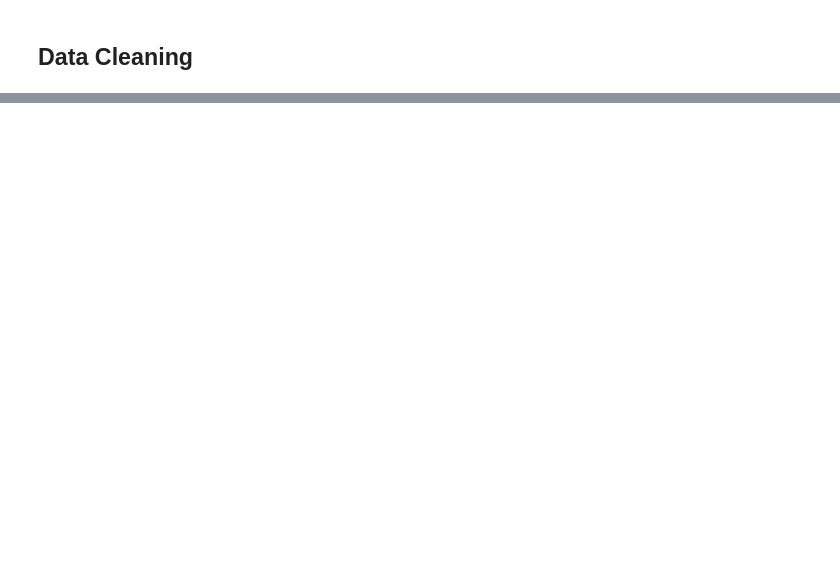
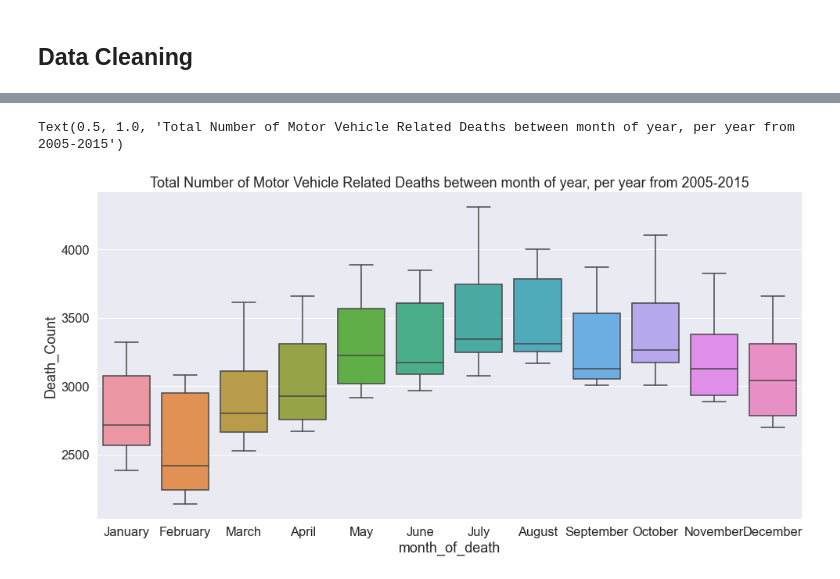
Before and after one commit to MimiBebe/Project-1Team3, a Jupyter notebook: Main.ipynb, the cells around one changed output, grey strips where cells are left out. Cells and saved outputs as stored; diff of their text form; code cells hidden in the pictures; blank space fills up the shorter version.

```diff
--- a/Main.ipynb
+++ b/Main.ipynb
@@ -102,0 +161,30 @@ finalDf =  finalDf[finalDf["day_of_week_of_death"] != "Unknown"]
+# %%
+# Label day of week
+weekdayList = ['Monday','Tuesday','Wednesday','Thursday']
+weekendList = ['Friday','Saturday', 'Sunday']
+
+finalDf.loc[finalDf["day_of_week_of_death"].isin(weekdayList), 'weekday_label'] = 'weekday'
+finalDf.loc[finalDf["day_of_week_of_death"].isin(weekendList), 'weekday_label'] = 'weekend'
+
+# Label sesonality
+# Spring runs from March 1 to May 31;
+# Summer runs from June 1 to August 31;
+# Fall (autumn) runs from September 1 to November 30; and
+# Winter runs from December 1 to February 28 (February 29 in a leap year).
+winter = ["December","January","February"]
+spring = ["March","April","May"]
+summer = ["June","July","August"]
+fall = ["September","October","November"]
+
+finalDf.loc[finalDf["month_of_death"].isin(winter), 'season_label'] = 'winter'
+finalDf.loc[finalDf["month_of_death"].isin(spring), 'season_label'] = 'spring'
+finalDf.loc[finalDf["month_of_death"].isin(summer), 'season_label'] = 'summer'
+finalDf.loc[finalDf["month_of_death"].isin(fall), 'season_label'] = 'fall'
+
+# categorical
+finalDf["season_label"] =  pd.Categorical(finalDf["season_label"], categories=
+    ["winter","spring","summer","fall"],ordered=True)
+
+# Each row is a death
+finalDf["death"] = 1
+finalDf.head()
@@ -102,0 +203,18 @@ finalDf =  finalDf[finalDf["day_of_week_of_death"] != "Unknown"]
+# %%
+# group by month
+monthStats = finalDf.groupby(["month_of_death","current_data_year"])\
+                .agg( Death_Count =("death","sum"))\
+                                    .reset_index("current_data_year").reset_index("month_of_death")
+sns.set(font_scale=1.5)
+
+fig1 = sns.catplot(x = "month_of_death",       # x variable name
+            y = "Death_Count",       # y variable name
+            data =monthStats,     # dataframe to plot
+            kind = "box",
+            height=7,
+            aspect=2)
+
+plt.title('Total Number of Motor Vehicle Related Deaths between month of year, per year from 2005-2015')
+# %% [output]
+Text(0.5, 1.0, 'Total Number of Motor Vehicle Related Deaths between month of year, per year from 2005-2015')
+[figure, added]
```
Also changed, not shown: parts of 32 cells of this notebook.
